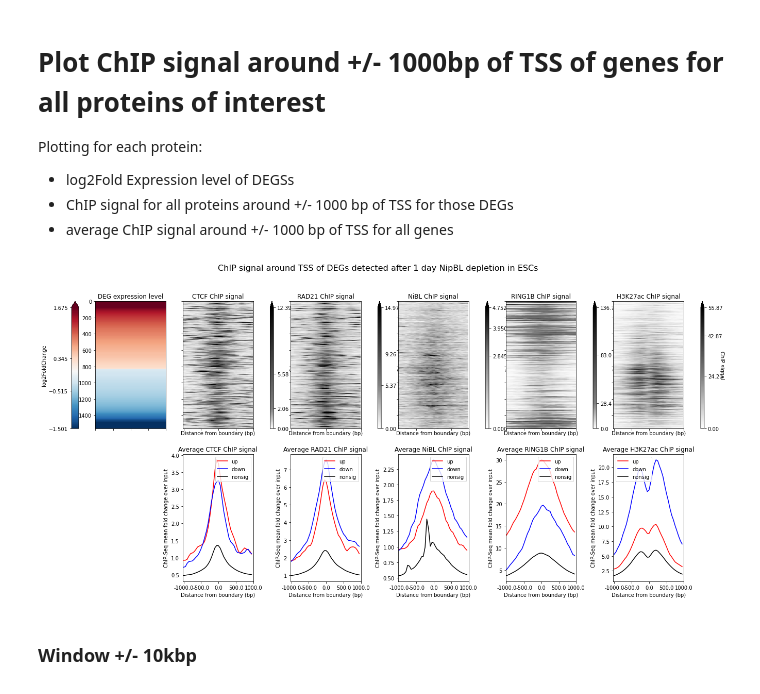
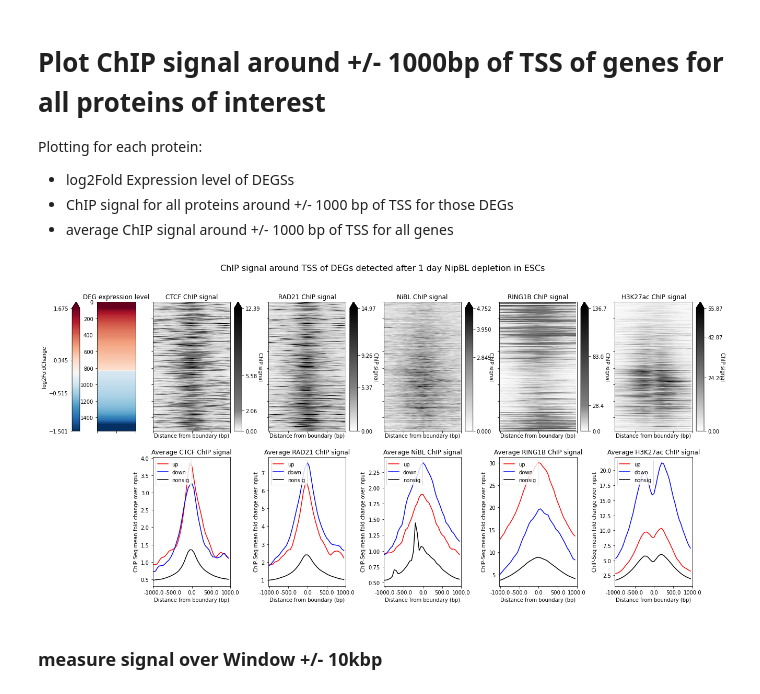
Before and after one commit to Bozhie/transcription_3Dfolding, a Jupyter notebook: transcription_3dfolding/transcription_data_analysis/20221011_dNipBL_Chip_signal.ipynb, the cells around one changed output. Saved outputs shown, nothing was run; the diff lists cells and outputs as text; code cells hidden in the pictures.

Commit message:
ChIP signal for genes wrt dNipBL generated, all functions factored

```diff
--- a/transcription_3dfolding/transcription_data_analysis/20221011_dNipBL_Chip_signal.ipynb
+++ b/transcription_3dfolding/transcription_data_analysis/20221011_dNipBL_Chip_signal.ipynb
@@ -52,7 +54,7 @@ Remove any genes mapped to chrX before proceeding (save for later analysis)
 # %%
 # Getting TSSEs
 tss_df = read_gtf("/project/fudenber_735/collaborations/karissa_2022/old/RNAseq/STAR_Gencode_alignment/tss_annotions_gencode.vM23.primary_assembly.gtf")
-ts_intervals = pfn.get_tss_gene_intervals(tss_df)
+ts_intervals = flt.get_tss_gene_intervals(tss_df)
 
 # labelling our dataset
 day1_res_df = day1_res_df.merge(ts_intervals, left_on='Geneid', right_on='gene_id', how='left')
@@ -72,7 +74,7 @@ INFO:root:Extracted GTF attributes: ['gene_id', 'transcript_id', 'gene_type', 'g
 Checking for 'lost' significant genes:
 lost:  0
 # %%
-day1_res_df = pfn.label_DE_status(day1_res_df)
+day1_res_df = flt.label_DE_status(day1_res_df)
 # %% [markdown]
 Where is ChIP relative to dysregulated genes?
 
@@ -94,15 +96,8 @@ chip_seq_condition_dict = {'CTCF' : chip_folder+ctcf_new, 'RAD21' : chip_folder+
                            'H3K27ac' : chip_folder+promoter}
 # %% [markdown]
 ### measure ChIP signal over TSS intervals
-# %%
-# Generate ChIP stack-up matrices for all proteins of interest, for plotting later:
-chip_seq_condition_matrix_dict = {}
-for cond, chip_file in chip_seq_condition_dict.items():
-
-    matrix = pfn.generate_signal_matrix(day1_res_df,
-                                chip_file)
-
-    chip_seq_condition_matrix_dict[cond] = matrix
+# %%
+chip_seq_condition_matrix_dict = pfn.generate_signal_matrix_parallel(day1_res_df, chip_seq_condition_dict)
 # %% [markdown]
 # Plot ChIP signal around +/- 1000bp of TSS of genes for all proteins of interest
 
@@ -113,7 +108,7 @@ Plotting for each protein:
 # %%
 num_conditions = len(chip_seq_condition_dict)
 num_deg_sets = 1
-widths = [0.1, 1]*num_deg_sets+[1, 0.05]*num_conditions
+widths = [0.1, 0.5]*num_deg_sets+[1, 0.05]*num_conditions
 
 fig = plt.figure(figsize=(22, 10))
 fig.suptitle(('ChIP signal around TSS of DEGs '
@@ -133,32 +128,32 @@ pfn.plot_category_heatmap(day1_res_df,
                           ax=ax1,
                           cax=cax1
                           )
 
 last_ax = 1
 for cond, chip_file in chip_seq_condition_dict.items():
 
     ax2 = fig.add_subplot(gs0[0, last_ax+1], sharey=ax1)
-    cax2 = fig.add_subplot(gs0[0, last_ax+2])
+    cax2 = ax2.inset_axes((1.05,0.0,.1,1.0))
     ax3 = fig.add_subplot(gs0[1, last_ax+1], sharex=ax2)
     last_ax=last_ax+2
     plt.setp(ax2.get_xticklabels(), visible=False)
     plt.setp(ax2.get_yticklabels(), visible=False)
 
     matrix = chip_seq_condition_matrix_dict[cond]
 
     pfn.plot_binned_signal_heatmap(day1_res_df,
                                   matrix,
                                   plot_title=("{} ChIP signal".format(cond)),
                                   ax=ax2,
                                   cax=cax2
                                   )
 
     pfn.plot_avg_signal(day1_res_df,
                         matrix,
                         plot_title="Average {} ChIP signal".format(cond),
                         ax=ax3)
 
 plt.savefig('20221012_1day_dNipBL_ChIP_spaced.png')
 plt.show()
 # %% [output]
-[figure, old version]
+[figure, new version]
@@ -167,2 +160,2 @@ plt.show()
 # %% [markdown]
-### Window +/- 10kbp
+### measure signal over Window +/- 10kbp
```
Also changed, not shown: parts of 7 cells of this notebook, 2 other files.
